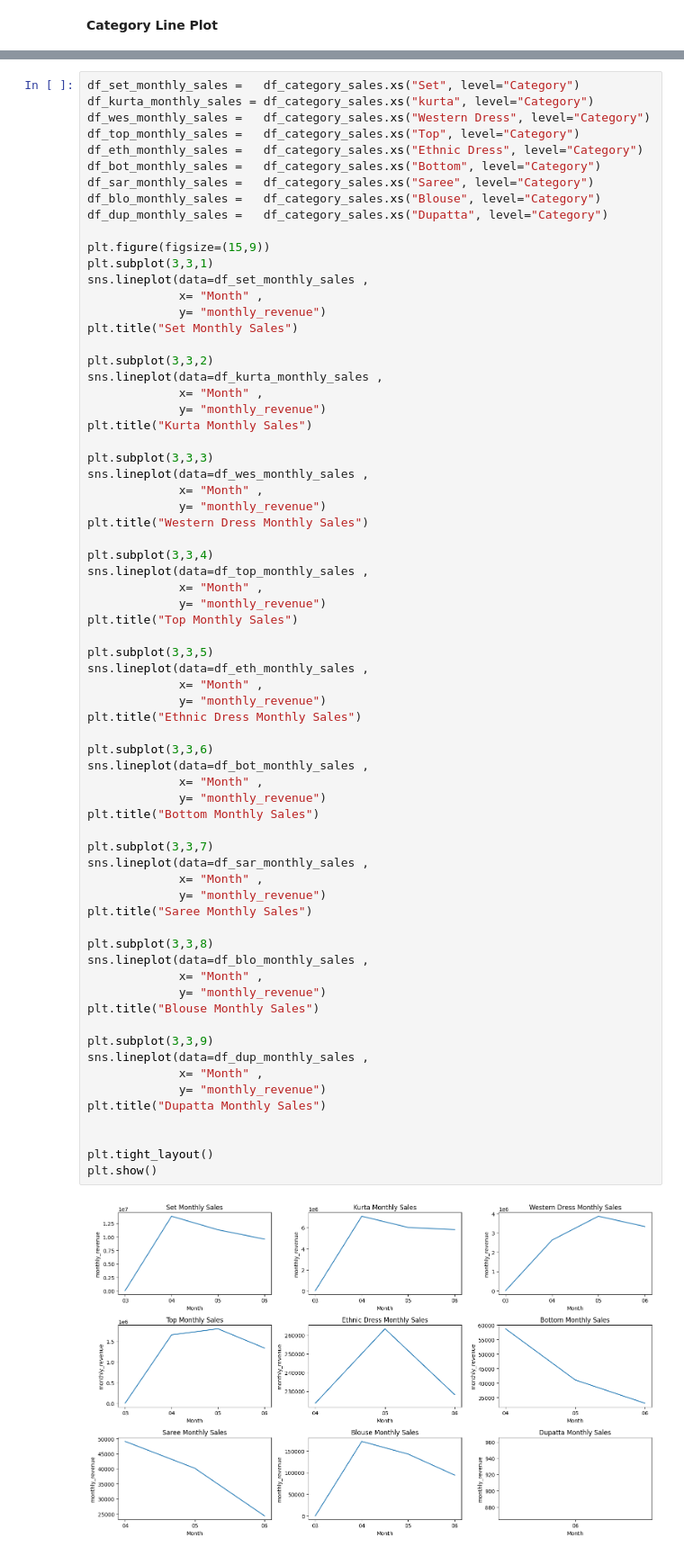
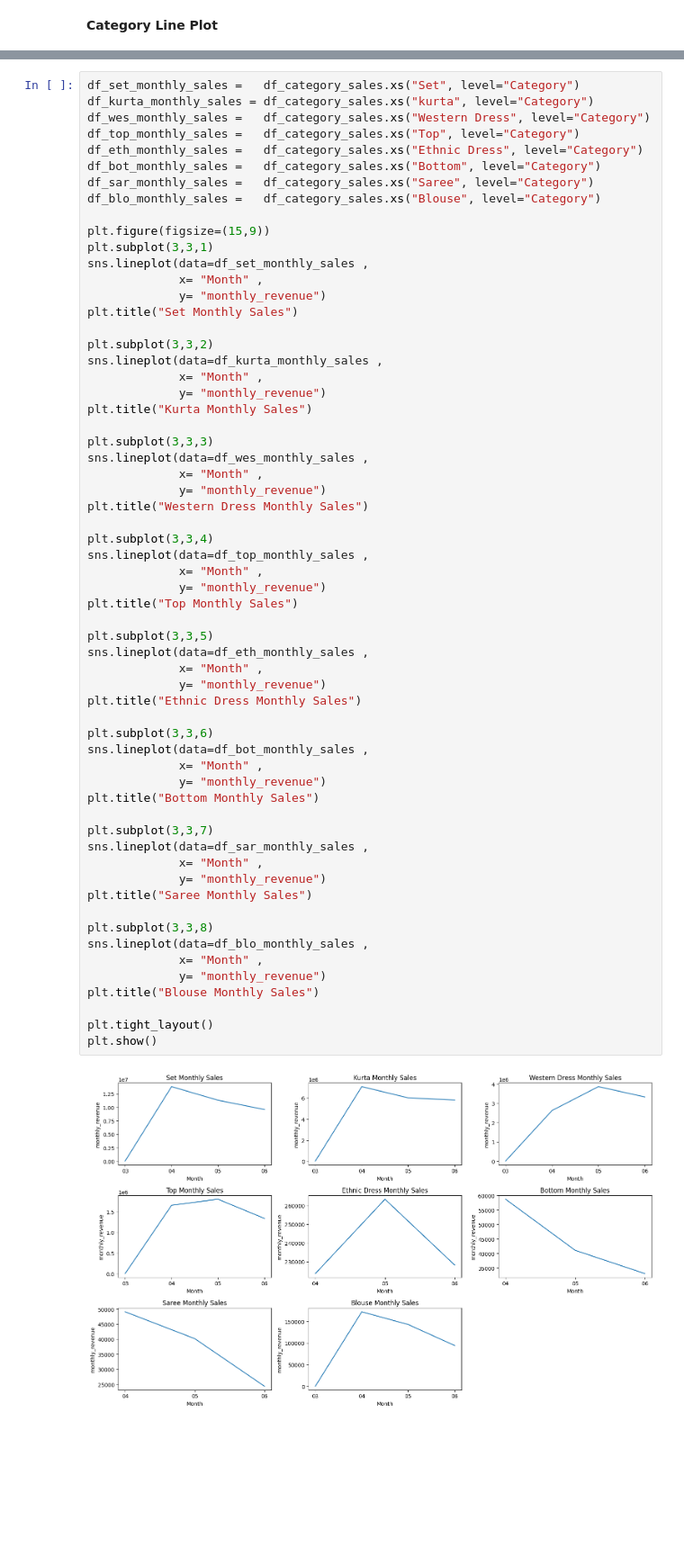
Before and after one commit to RookieCoder12/DevArena-Week-6, a Jupyter notebook: dashboard.ipynb, the cells around one changed output, grey strips where cells are left out. Shown at 90% size. Saved outputs shown, nothing was run; the diff lists cells and outputs as text; blank space fills up the shorter version.

Commit message:
modified: dashboard.ipynb;structured the code and added visualizations

```diff
--- a/dashboard.ipynb
+++ b/dashboard.ipynb
@@ -260,7 +326,6 @@ df_eth_monthly_sales =   df_category_sales.xs("Ethnic Dress", level="Category")
 df_bot_monthly_sales =   df_category_sales.xs("Bottom", level="Category")
 df_sar_monthly_sales =   df_category_sales.xs("Saree", level="Category")
 df_blo_monthly_sales =   df_category_sales.xs("Blouse", level="Category")
-df_dup_monthly_sales =   df_category_sales.xs("Dupatta", level="Category")
 
 plt.figure(figsize=(15,9))
 plt.subplot(3,3,1)
@@ -287,38 +352,31 @@ sns.lineplot(data=df_top_monthly_sales ,
              y= "monthly_revenue")
 plt.title("Top Monthly Sales")
 
 plt.subplot(3,3,5)
 sns.lineplot(data=df_eth_monthly_sales ,
              x= "Month" ,
              y= "monthly_revenue")
 plt.title("Ethnic Dress Monthly Sales")
 
 plt.subplot(3,3,6)
 sns.lineplot(data=df_bot_monthly_sales ,
              x= "Month" ,
              y= "monthly_revenue")
 plt.title("Bottom Monthly Sales")
 
 plt.subplot(3,3,7)
 sns.lineplot(data=df_sar_monthly_sales ,
              x= "Month" ,
              y= "monthly_revenue")
 plt.title("Saree Monthly Sales")
 
 plt.subplot(3,3,8)
 sns.lineplot(data=df_blo_monthly_sales ,
              x= "Month" ,
              y= "monthly_revenue")
 plt.title("Blouse Monthly Sales")
 
-plt.subplot(3,3,9)
-sns.lineplot(data=df_dup_monthly_sales ,
-             x= "Month" ,
-             y= "monthly_revenue")
-plt.title("Dupatta Monthly Sales")
-
-
 plt.tight_layout()
 plt.show()
 # %% [output]
-[figure, old version]
+[figure, new version]
```
Also changed, not shown: parts of 19 cells of this notebook.
